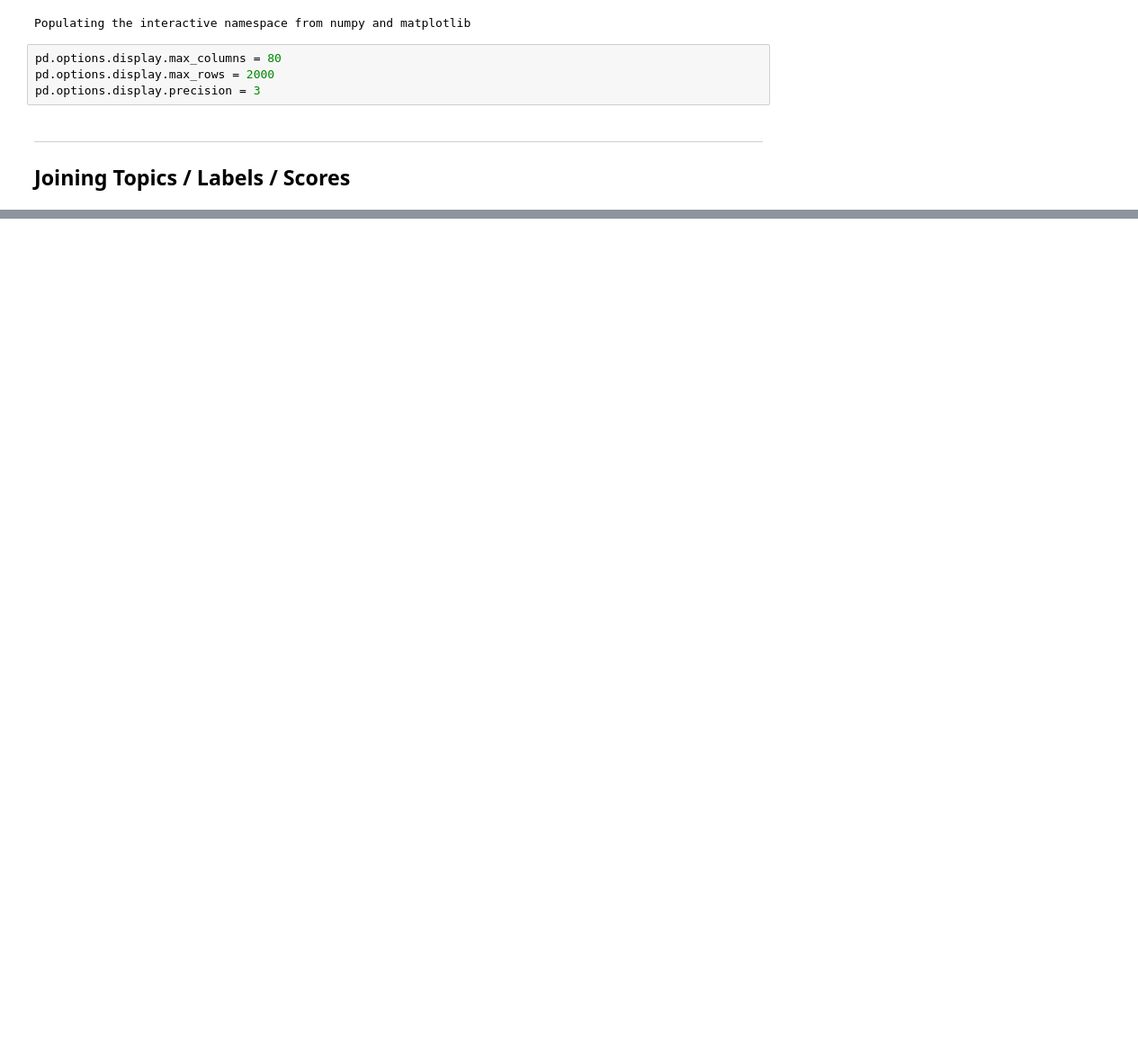
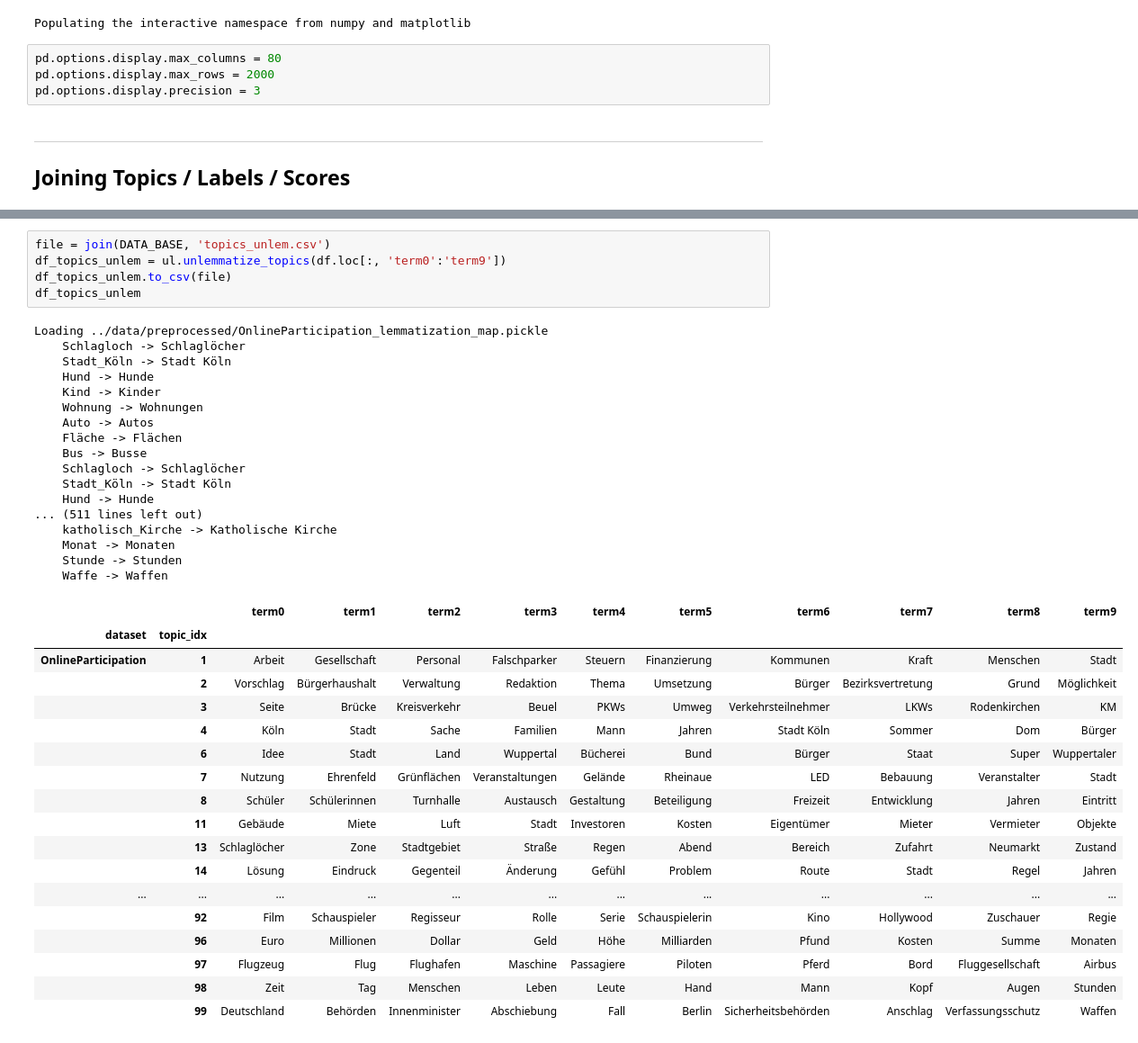
Before and after one commit to andifunke/topic-labeling, a Jupyter notebook: topic_selection.ipynb, the cells around one changed output, grey strips where cells are left out. Shown at 90% size. Drawn from its saved outputs; the diff is of its cells as text; blank space fills up the shorter version.

```diff
--- a/topic_selection.ipynb
+++ b/topic_selection.ipynb
@@ -251,0 +181,41 @@ average difference per topic between the mean of the individual ranks and the ra
+# %%
+file = join(DATA_BASE, 'topics_unlem.csv')
+df_topics_unlem = ul.unlemmatize_topics(df.loc[:, 'term0':'term9'])
+df_topics_unlem.to_csv(file)
+df_topics_unlem
+# %% [output]
+Loading ../data/preprocessed/OnlineParticipation_lemmatization_map.pickle
+    Schlagloch -> Schlaglöcher
+    Stadt_Köln -> Stadt Köln
+    Hund -> Hunde
+    Kind -> Kinder
+    Wohnung -> Wohnungen
+    Auto -> Autos
+    Fläche -> Flächen
+    Bus -> Busse
+    Schlagloch -> Schlaglöcher
+    Stadt_Köln -> Stadt Köln
+    Hund -> Hunde
+... (511 lines left out)
+    katholisch_Kirche -> Katholische Kirche
+    Monat -> Monaten
+    Stunde -> Stunden
+    Waffe -> Waffen
+|  |  | term0 | term1 | term2 | term3 | term4 | term5 | term6 | term7 | term8 | term9 |
+| dataset | topic_idx |  |  |  |  |  |  |  |  |  |  |
+| OnlineParticipation | 1 | Arbeit | Gesellschaft | Personal | Falschparker | Steuern | Finanzierung | Kommunen | Kraft | Menschen | Stadt |
+|  | 2 | Vorschlag | Bürgerhaushalt | Verwaltung | Redaktion | Thema | Umsetzung | Bürger | Bezirksvertretung | Grund | Möglichkeit |
+|  | 3 | Seite | Brücke | Kreisverkehr | Beuel | PKWs | Umweg | Verkehrsteilnehmer | LKWs | Rodenkirchen | KM |
+|  | 4 | Köln | Stadt | Sache | Familien | Mann | Jahren | Stadt Köln | Sommer | Dom | Bürger |
+|  | 6 | Idee | Stadt | Land | Wuppertal | Bücherei | Bund | Bürger | Staat | Super | Wuppertaler |
+|  | 7 | Nutzung | Ehrenfeld | Grünflächen | Veranstaltungen | Gelände | Rheinaue | LED | Bebauung | Veranstalter | Stadt |
+|  | 8 | Schüler | Schülerinnen | Turnhalle | Austausch | Gestaltung | Beteiligung | Freizeit | Entwicklung | Jahren | Eintritt |
+|  | 11 | Gebäude | Miete | Luft | Stadt | Investoren | Kosten | Eigentümer | Mieter | Vermieter | Objekte |
+|  | 13 | Schlaglöcher | Zone | Stadtgebiet | Straße | Regen | Abend | Bereich | Zufahrt | Neumarkt | Zustand |
+|  | 14 | Lösung | Eindruck | Gegenteil | Änderung | Gefühl | Problem | Route | Stadt | Regel | Jahren |
+| ... | ... | ... | ... | ... | ... | ... | ... | ... | ... | ... | ... |
+|  | 92 | Film | Schauspieler | Regisseur | Rolle | Serie | Schauspielerin | Kino | Hollywood | Zuschauer | Regie |
+|  | 96 | Euro | Millionen | Dollar | Geld | Höhe | Milliarden | Pfund | Kosten | Summe | Monaten |
+|  | 97 | Flugzeug | Flug | Flughafen | Maschine | Passagiere | Piloten | Pferd | Bord | Fluggesellschaft | Airbus |
+|  | 98 | Zeit | Tag | Menschen | Leben | Leute | Hand | Mann | Kopf | Augen | Stunden |
+|  | 99 | Deutschland | Behörden | Innenminister | Abschiebung | Fall | Berlin | Sicherheitsbehörden | Anschlag | Verfassungsschutz | Waffen |
```
Also changed, not shown: parts of 15 cells of this notebook, 1 other file.
